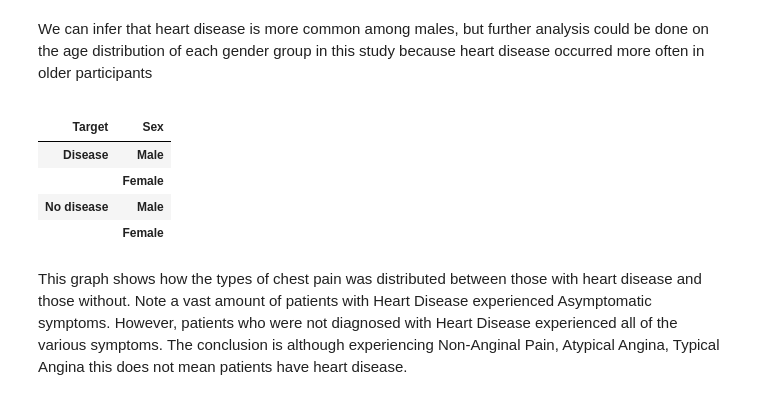
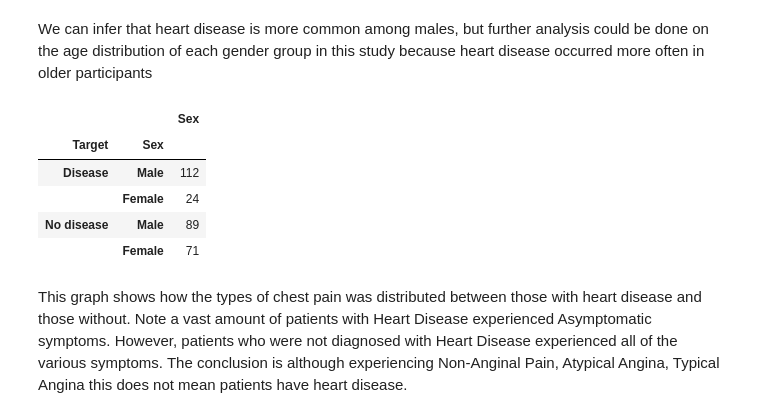
Before and after one commit to terrylashley/heart_project, a Jupyter notebook: heart_project_final.ipynb, the cells around one changed output. Drawn from its saved outputs; the diff is of its cells as text; code cells hidden in the pictures.

```diff
--- a/heart_project_final.ipynb
+++ b/heart_project_final.ipynb
@@ -187,19 +187,19 @@ We can infer that heart disease is more common among males, but further analysis
 # %%
 #Group by heart disease presence
 grouped_df = heart_data.groupby('Target')
 
 #Count gender values
 sex_df = pd.DataFrame(grouped_df['Sex'].value_counts())
 
-sex_df = sex_df.drop(columns= ['Sex'])
+#sex_df = sex_df.drop(columns= ['Sex', 'Sex'])
 sex_df
 # %% [output]
-|  |  |
-| Target | Sex |
-| Disease | Male |
-|  | Female |
-| No disease | Male |
-|  | Female |
+|  |  | Sex |
+| Target | Sex |  |
+| Disease | Male | 112 |
+|  | Female | 24 |
+| No disease | Male | 89 |
+|  | Female | 71 |
 # %% [markdown]
 This graph shows how the types of chest pain was distributed between those with heart disease and those without. Note a vast amount of patients with
 Heart Disease experienced Asymptomatic symptoms. However, patients who were not diagnosed with Heart Disease experienced all of the various symptoms. The conclusion is
```
